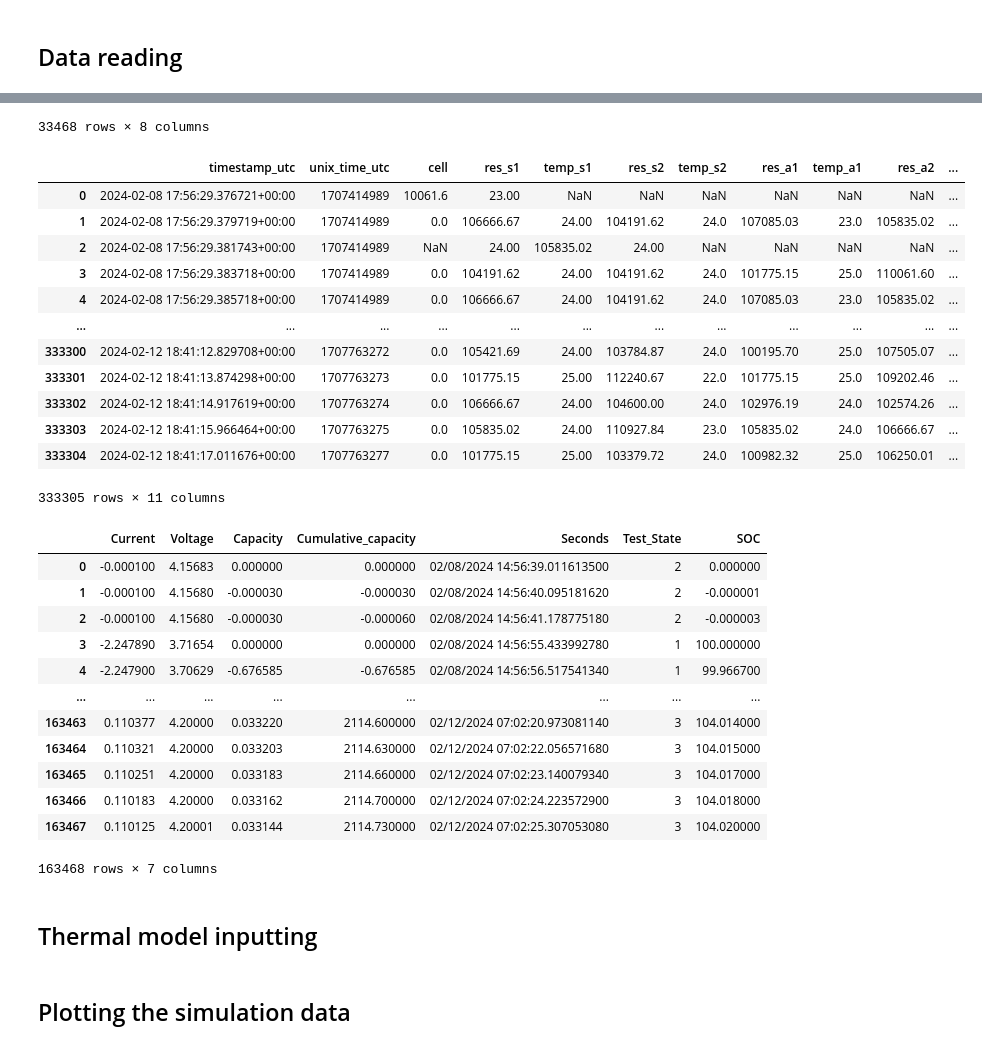
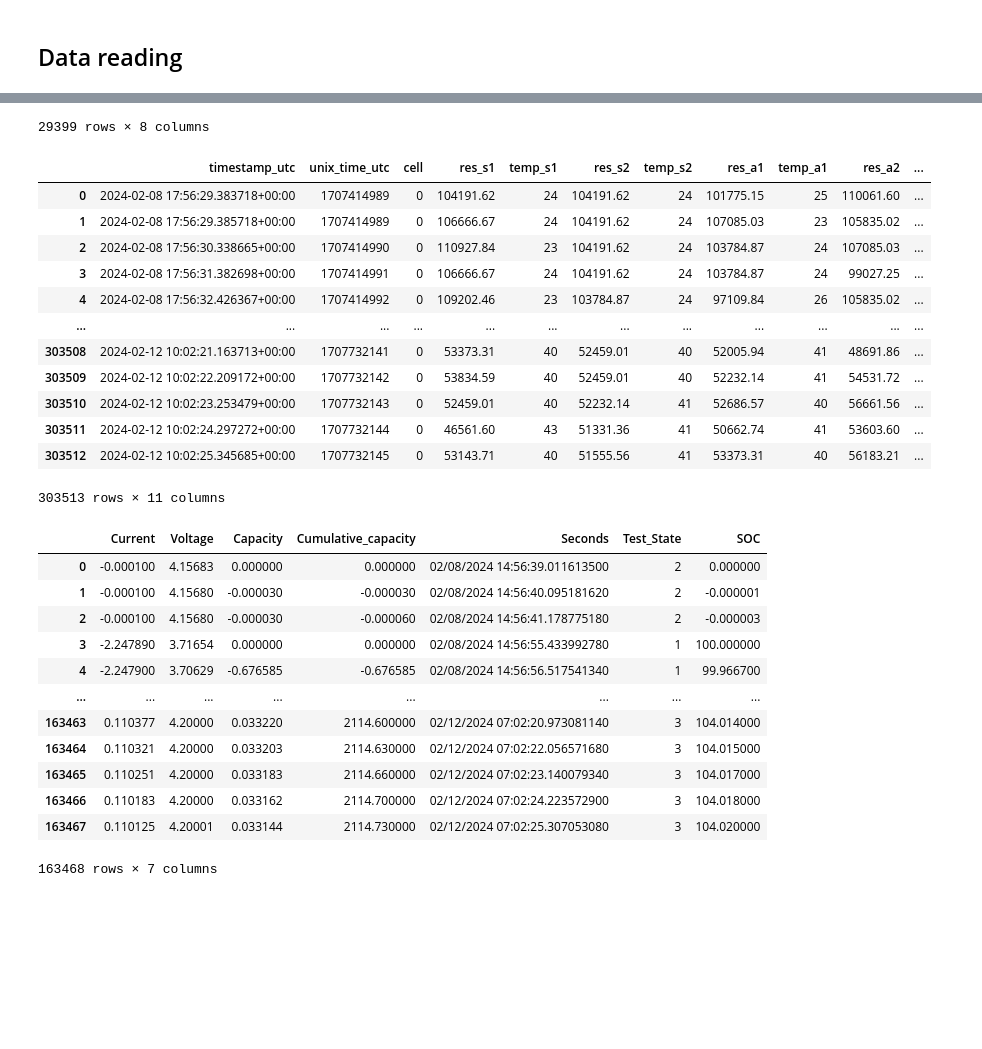
Before and after one commit to prognostics-lab/lion, a Jupyter notebook: data_raw/240209_temptest_C6B2.ipynb, the cells around one changed output, grey strips where cells are left out. Drawn from its saved outputs; the diff is of its cells as text; code cells hidden in the pictures; blank space fills up the shorter version.

```diff
--- a/data_raw/240209_temptest_C6B2.ipynb
+++ b/data_raw/240209_temptest_C6B2.ipynb
@@ -30,7 +36,11 @@ DATA_CAPACITY_FILENAME = os.path.join(DATA_DIR, "TestData.csv")
 DATA_PROCEDURE_FILENAME = os.path.join(DATA_DIR, "TestProcedure.csv")
 
 chamber_df = pd.read_csv(DATA_CHAMBER_FILENAME).drop(["Unnamed: 8"], axis=1, inplace=False)
-sensor_df = pd.read_csv(DATA_SENSOR_FILENAME)
+sensor_df = pd.read_csv(
+    DATA_SENSOR_FILENAME,
+    header=0,
+    skiprows=[1, 2, 3],
+)
 cap_df = pd.read_csv(
     DATA_CAPACITY_FILENAME,
     header=0,
@@ -38,11 +48,52 @@ cap_df = pd.read_csv(
 )
 # proc_df = pd.read_csv(DATA_PROCEDURE_FILENAME)
 
-display(chamber_df)
-display(sensor_df)
+display(chamber_df.iloc[:-4069])
+display(sensor_df.iloc[:-29789])
 # display(eis_df)
 display(cap_df)
 # display(proc_df)
+
+
+# Temperature sensor data
+TEMP_TIME_FULL = (sensor_df["unix_time_utc"] - sensor_df["unix_time_utc"][0]).to_numpy()
+TEMP_S1_FULL = sensor_df["temp_s1"].to_numpy()
+TEMP_S2_FULL = sensor_df["temp_s2"].to_numpy()
+TEMP_A1_FULL = sensor_df["temp_a1"].to_numpy()
+TEMP_A2_FULL = sensor_df["temp_a2"].to_numpy()
+TEMP_SUR_FULL = 0.5 * (TEMP_S1_FULL + TEMP_S2_FULL)
+TEMP_AIR_FULL = 0.5 * (TEMP_A1_FULL + TEMP_A2_FULL)
+
+_TEMP_CUTOFF = -29789
+TEMP_TIME = TEMP_TIME_FULL[:_TEMP_CUTOFF]
+TEMP_S1 = TEMP_S1_FULL[:_TEMP_CUTOFF]
+TEMP_S2 = TEMP_S2_FULL[:_TEMP_CUTOFF]
+TEMP_A1 = TEMP_A1_FULL[:_TEMP_CUTOFF]
+TEMP_A2 = TEMP_A2_FULL[:_TEMP_CUTOFF]
+TEMP_SUR = TEMP_SUR_FULL[:_TEMP_CUTOFF]
+TEMP_AIR = TEMP_AIR_FULL[:_TEMP_CUTOFF]
+
+
+# Chamber data
+_chamber_seconds = np.array([datetime.datetime.strptime(d, "%m/%d/%Y %H:%M:%S") for d in chamber_df["DateTime"]])
+_chamber_seconds = _chamber_seconds - _chamber_seconds[0]
+CHAMBER_TIME_FULL = np.array([delta.total_seconds() for delta in _chamber_seconds])
+CHAMBER_SP_FULL = chamber_df["TEMPERATURE SP"].to_numpy()
+CHAMBER_PV_FULL = chamber_df["TEMPERATURE PV"].to_numpy()
+_CHAMBER_CUTOFF = -4069
+CHAMBER_TIME = CHAMBER_TIME_FULL[:_CHAMBER_CUTOFF]
+CHAMBER_SP = CHAMBER_SP_FULL[:_CHAMBER_CUTOFF]
+CHAMBER_PV = CHAMBER_PV_FULL[:_CHAMBER_CUTOFF]
+
+
+# Capacity data
+_cap_seconds = np.array([datetime.datetime.strptime(d[:-3], "%m/%d/%Y %H:%M:%S.%f") for d in cap_df["Seconds"]])
+_cap_seconds = _cap_seconds - _cap_seconds[0]
+CAP_TIME = np.array([delta.total_seconds() for delta in _cap_seconds])
+CAP_CURRENT = cap_df["Current"].to_numpy()
+CAP_VOLTAGE = cap_df["Voltage"].to_numpy()
+CAP_POWER = CAP_CURRENT * CAP_VOLTAGE
+CAP_SOC = cap_df["SOC"].to_numpy()
 # %% [output]
 |  | DateTime | CSZ System | TEMPERATURE PV | TEMPERATURE SP | TEMPERATURE %Out | PRODUCT PV | PRODUCT SP | ... |
 | 0 | 2/8/2024 14:54:59 | NaN | 22.8 | 23.0 | -3.43 | 23.3 | 23.0 | ... |
@@ -59,17 +110,17 @@ display(cap_df)
-33468 rows × 8 columns
+29399 rows × 8 columns
 |  | timestamp_utc | unix_time_utc | cell | res_s1 | temp_s1 | res_s2 | temp_s2 | res_a1 | temp_a1 | res_a2 | ... |
-| 0 | 2024-02-08 17:56:29.376721+00:00 | 1707414989 | 10061.6 | 23.00 | NaN | NaN | NaN | NaN | NaN | NaN | ... |
-| 1 | 2024-02-08 17:56:29.379719+00:00 | 1707414989 | 0.0 | 106666.67 | 24.00 | 104191.62 | 24.0 | 107085.03 | 23.0 | 105835.02 | ... |
-| 2 | 2024-02-08 17:56:29.381743+00:00 | 1707414989 | NaN | 24.00 | 105835.02 | 24.00 | NaN | NaN | NaN | NaN | ... |
-| 3 | 2024-02-08 17:56:29.383718+00:00 | 1707414989 | 0.0 | 104191.62 | 24.00 | 104191.62 | 24.0 | 101775.15 | 25.0 | 110061.60 | ... |
-| 4 | 2024-02-08 17:56:29.385718+00:00 | 1707414989 | 0.0 | 106666.67 | 24.00 | 104191.62 | 24.0 | 107085.03 | 23.0 | 105835.02 | ... |
+| 0 | 2024-02-08 17:56:29.383718+00:00 | 1707414989 | 0 | 104191.62 | 24 | 104191.62 | 24 | 101775.15 | 25 | 110061.60 | ... |
+| 1 | 2024-02-08 17:56:29.385718+00:00 | 1707414989 | 0 | 106666.67 | 24 | 104191.62 | 24 | 107085.03 | 23 | 105835.02 | ... |
+| 2 | 2024-02-08 17:56:30.338665+00:00 | 1707414990 | 0 | 110927.84 | 23 | 104191.62 | 24 | 103784.87 | 24 | 107085.03 | ... |
+| 3 | 2024-02-08 17:56:31.382698+00:00 | 1707414991 | 0 | 106666.67 | 24 | 104191.62 | 24 | 103784.87 | 24 | 99027.25 | ... |
+| 4 | 2024-02-08 17:56:32.426367+00:00 | 1707414992 | 0 | 109202.46 | 23 | 103784.87 | 24 | 97109.84 | 26 | 105835.02 | ... |
 | ... | ... | ... | ... | ... | ... | ... | ... | ... | ... | ... | ... |
-| 333300 | 2024-02-12 18:41:12.829708+00:00 | 1707763272 | 0.0 | 105421.69 | 24.00 | 103784.87 | 24.0 | 100195.70 | 25.0 | 107505.07 | ... |
-| 333301 | 2024-02-12 18:41:13.874298+00:00 | 1707763273 | 0.0 | 101775.15 | 25.00 | 112240.67 | 22.0 | 101775.15 | 25.0 | 109202.46 | ... |
-| 333302 | 2024-02-12 18:41:14.917619+00:00 | 1707763274 | 0.0 | 106666.67 | 24.00 | 104600.00 | 24.0 | 102976.19 | 24.0 | 102574.26 | ... |
-| 333303 | 2024-02-12 18:41:15.966464+00:00 | 1707763275 | 0.0 | 105835.02 | 24.00 | 110927.84 | 23.0 | 105835.02 | 24.0 | 106666.67 | ... |
-| 333304 | 2024-02-12 18:41:17.011676+00:00 | 1707763277 | 0.0 | 101775.15 | 25.00 | 103379.72 | 24.0 | 100982.32 | 25.0 | 106250.01 | ... |
+| 303508 | 2024-02-12 10:02:21.163713+00:00 | 1707732141 | 0 | 53373.31 | 40 | 52459.01 | 40 | 52005.94 | 41 | 48691.86 | ... |
+| 303509 | 2024-02-12 10:02:22.209172+00:00 | 1707732142 | 0 | 53834.59 | 40 | 52459.01 | 40 | 52232.14 | 41 | 54531.72 | ... |
+| 303510 | 2024-02-12 10:02:23.253479+00:00 | 1707732143 | 0 | 52459.01 | 40 | 52232.14 | 41 | 52686.57 | 40 | 56661.56 | ... |
+| 303511 | 2024-02-12 10:02:24.297272+00:00 | 1707732144 | 0 | 46561.60 | 43 | 51331.36 | 41 | 50662.74 | 41 | 53603.60 | ... |
+| 303512 | 2024-02-12 10:02:25.345685+00:00 | 1707732145 | 0 | 53143.71 | 40 | 51555.56 | 41 | 53373.31 | 40 | 56183.21 | ... |
-333305 rows × 11 columns
+303513 rows × 11 columns
 |  | Current | Voltage | Capacity | Cumulative_capacity | Seconds | Test_State | SOC |
 | 0 | -0.000100 | 4.15683 | 0.000000 | 0.000000 | 02/08/2024 14:56:39.011613500 | 2 | 0.000000 |
 | 1 | -0.000100 | 4.15680 | -0.000030 | -0.000030 | 02/08/2024 14:56:40.095181620 | 2 | -0.000001 |
@@ -83,5 +134,3 @@ display(cap_df)
 | 163466 | 0.110183 | 4.20000 | 0.033162 | 2114.700000 | 02/12/2024 07:02:24.223572900 | 3 | 104.018000 |
 | 163467 | 0.110125 | 4.20001 | 0.033144 | 2114.730000 | 02/12/2024 07:02:25.307053080 | 3 | 104.020000 |
 163468 rows × 7 columns
-# %% [markdown]
-## Thermal model inputting
@@ -159,2 +136,0 @@ def generated_heat_from_current(current, temperature, soc, internal_resistance):
-# %% [markdown]
-## Plotting the simulation data
```
Also changed, not shown: parts of 24 cells of this notebook.
